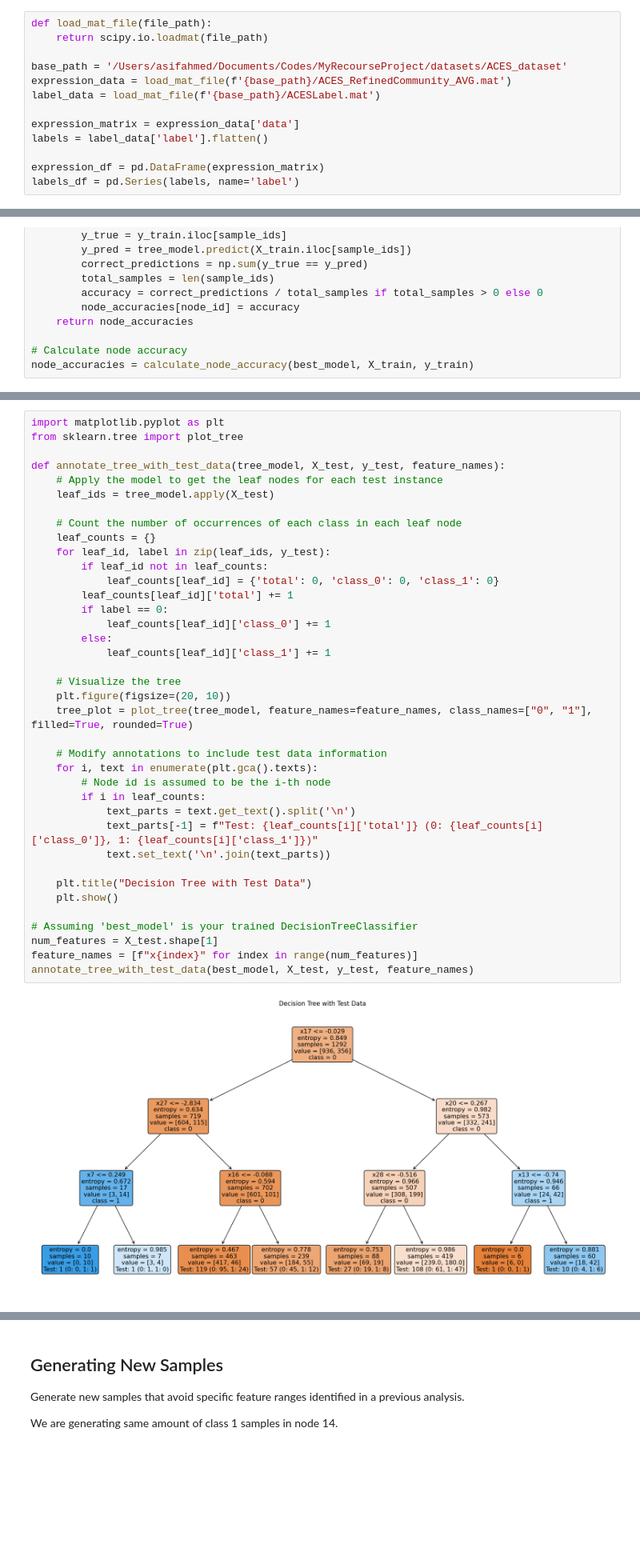
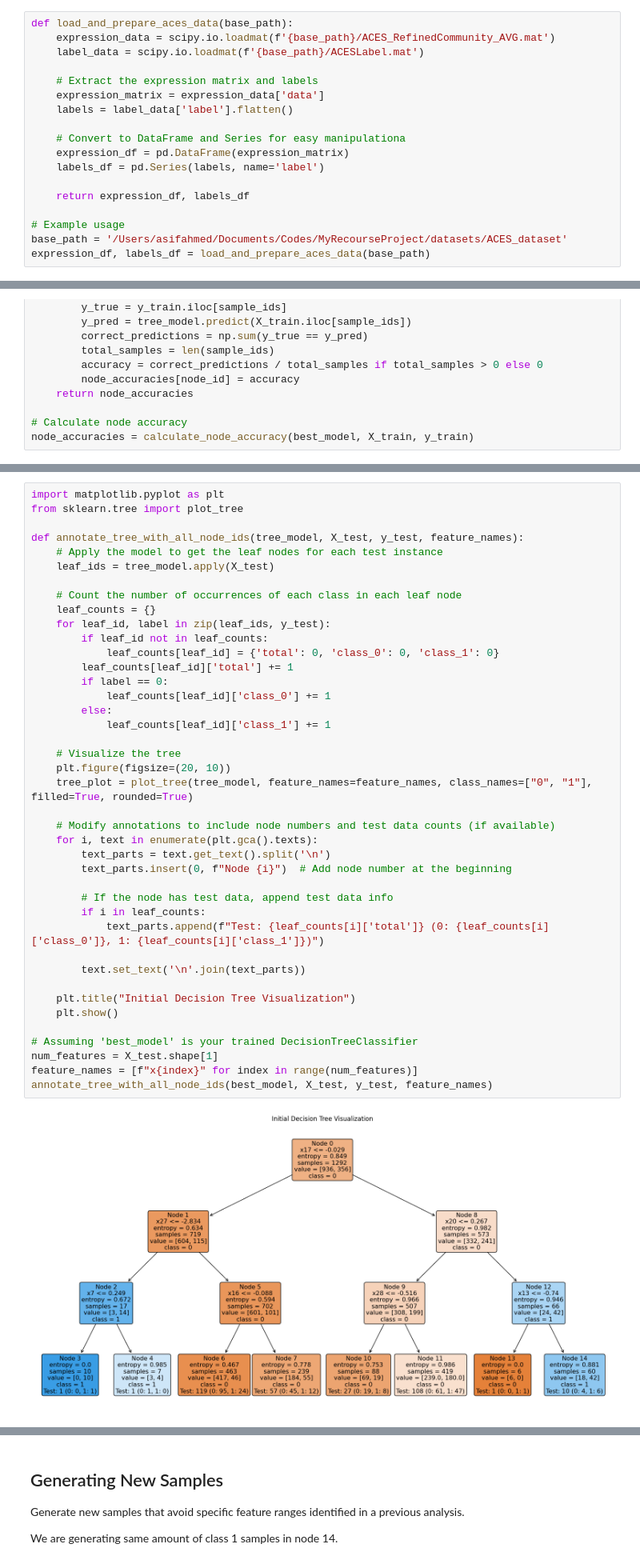
Before and after one commit to AsifAhmedShodip/MyRecourseProject, a Jupyter notebook: notebooks/ACES_dataset_decision_tree.ipynb, the cells around one changed output, grey strips where cells are left out. Shown at 80% size. Drawn from its saved outputs; the diff is of its cells as text; blank space fills up the shorter version.

Commit message:
Messy Node

```diff
--- a/notebooks/ACES_dataset_decision_tree.ipynb
+++ b/notebooks/ACES_dataset_decision_tree.ipynb
@@ -18,18 +18,23 @@ import matplotlib.pyplot as plt
 ## Data Loading and Basic Exploration
 We begin by loading the dataset from `.mat` files and perform initial exploration to understand the structure and content of the data.
 # %%
-def load_mat_file(file_path):
-    return scipy.io.loadmat(file_path)
+def load_and_prepare_aces_data(base_path):
+    expression_data = scipy.io.loadmat(f'{base_path}/ACES_RefinedCommunity_AVG.mat')
+    label_data = scipy.io.loadmat(f'{base_path}/ACESLabel.mat')
 
+    # Extract the expression matrix and labels
+    expression_matrix = expression_data['data']
+    labels = label_data['label'].flatten()
+
+    # Convert to DataFrame and Series for easy manipulationa
+    expression_df = pd.DataFrame(expression_matrix)
+    labels_df = pd.Series(labels, name='label')
+
+    return expression_df, labels_df
+
+# Example usage
 base_path = '/Users/asifahmed/Documents/Codes/MyRecourseProject/datasets/ACES_dataset'
-expression_data = load_mat_file(f'{base_path}/ACES_RefinedCommunity_AVG.mat')
-label_data = load_mat_file(f'{base_path}/ACESLabel.mat')
-
-expression_matrix = expression_data['data']
-labels = label_data['label'].flatten()
-
-expression_df = pd.DataFrame(expression_matrix)
-labels_df = pd.Series(labels, name='label')
+expression_df, labels_df = load_and_prepare_aces_data(base_path)
 # %% [markdown]
 ### Basic Data Information
 Display the number of samples and features in the dataset and examine the distribution of labels to understand the class balance.
@@ -538,42 +329,45 @@ In this section, we visualize the decision tree with the test set data to observ
 import matplotlib.pyplot as plt
 from sklearn.tree import plot_tree
 
-def annotate_tree_with_test_data(tree_model, X_test, y_test, feature_names):
+def annotate_tree_with_all_node_ids(tree_model, X_test, y_test, feature_names):
     # Apply the model to get the leaf nodes for each test instance
     leaf_ids = tree_model.apply(X_test)
 
     # Count the number of occurrences of each class in each leaf node
     leaf_counts = {}
     for leaf_id, label in zip(leaf_ids, y_test):
         if leaf_id not in leaf_counts:
             leaf_counts[leaf_id] = {'total': 0, 'class_0': 0, 'class_1': 0}
         leaf_counts[leaf_id]['total'] += 1
         if label == 0:
             leaf_counts[leaf_id]['class_0'] += 1
         else:
             leaf_counts[leaf_id]['class_1'] += 1
 
     # Visualize the tree
     plt.figure(figsize=(20, 10))
     tree_plot = plot_tree(tree_model, feature_names=feature_names, class_names=["0", "1"], filled=True, rounded=True)
 
-    # Modify annotations to include test data information
+    # Modify annotations to include node numbers and test data counts (if available)
     for i, text in enumerate(plt.gca().texts):
-        # Node id is assumed to be the i-th node
+        text_parts = text.get_text().split('\n')
+        text_parts.insert(0, f"Node {i}")  # Add node number at the beginning
+
+        # If the node has test data, append test data info
         if i in leaf_counts:
-            text_parts = text.get_text().split('\n')
-            text_parts[-1] = f"Test: {leaf_counts[i]['total']} (0: {leaf_counts[i]['class_0']}, 1: {leaf_counts[i]['class_1']})"
-            text.set_text('\n'.join(text_parts))
+            text_parts.append(f"Test: {leaf_counts[i]['total']} (0: {leaf_counts[i]['class_0']}, 1: {leaf_counts[i]['class_1']})")
 
-    plt.title("Decision Tree with Test Data")
+        text.set_text('\n'.join(text_parts))
+
+    plt.title("Initial Decision Tree Visualization")
     plt.show()
 
 # Assuming 'best_model' is your trained DecisionTreeClassifier
 num_features = X_test.shape[1]
 feature_names = [f"x{index}" for index in range(num_features)]
-annotate_tree_with_test_data(best_model, X_test, y_test, feature_names)
+annotate_tree_with_all_node_ids(best_model, X_test, y_test, feature_names)
 # %% [output]
-[figure, old version]
+[figure, new version]
 # %% [markdown]
 ## Feature Range Calculation for Nodes
 
```
Also changed, not shown: parts of 30 cells of this notebook, 10 other files.
